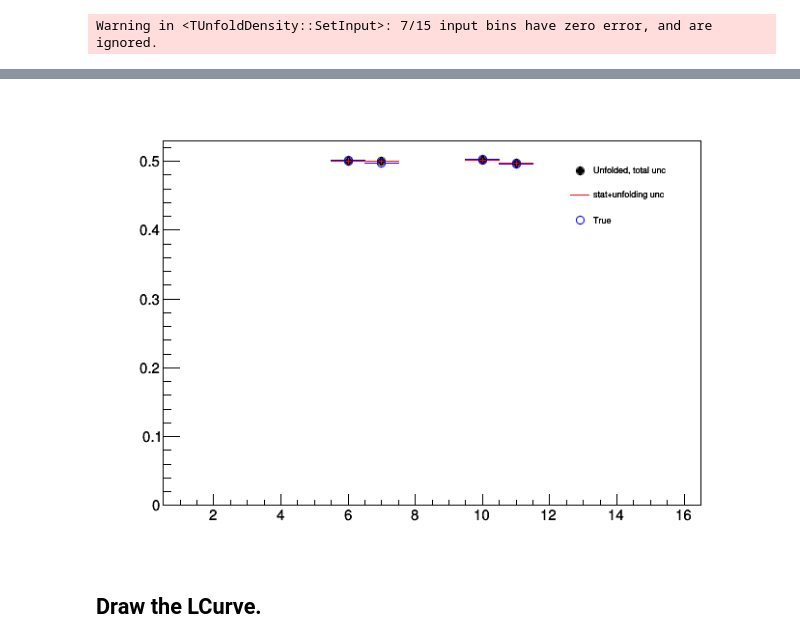
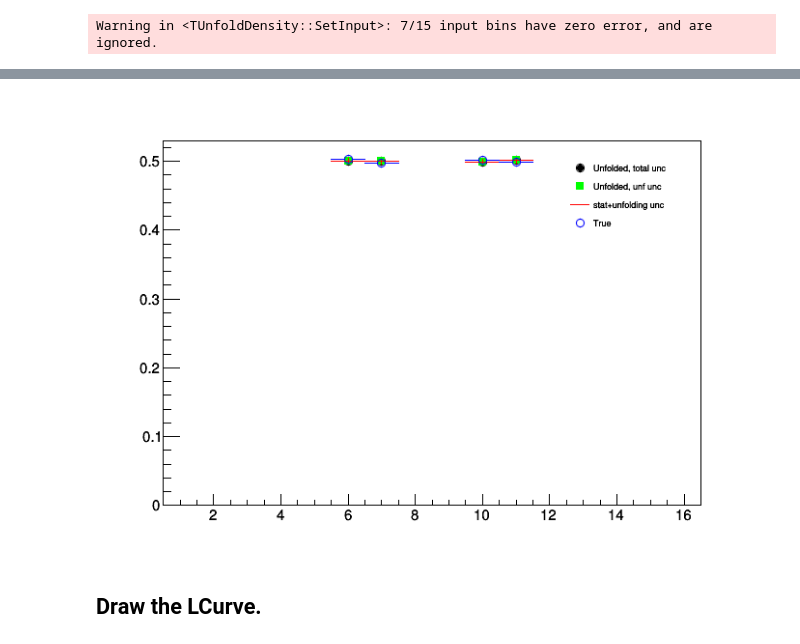
Before and after one commit to rappoccio/TUnfoldExamples, a Jupyter notebook: tunfoldsys_example-2d.ipynb, the cells around one changed output, grey strips where cells are left out. Cells and saved outputs as stored; diff of their text form; code cells hidden in the pictures.

```diff
--- a/tunfoldsys_example-2d.ipynb
+++ b/tunfoldsys_example-2d.ipynb
@@ -669,9 +673,14 @@ o_sys.SetLineStyle(2)
 
 # Create total uncertainty and sys uncertainty plots.
 # Also fix the uncertainties on the output
+o_origErrors = o.Clone("o_origErrors")
+o_origJustErrors = o.Clone("o_origErrors")
+
 for i in xrange( 0, o_up.GetNbinsX() + 1):
     unc_tot = ROOT.TMath.Sqrt( cov.GetBinContent(i,i) )
     o_unctot.SetBinContent(i, unc_tot )
+    oe = o.GetBinError(i)
+    o_origJustErrors.SetBinContent(i, oe)
     o.SetBinError(i, unc_tot )
 
     yup = abs( o_up.GetBinContent(i))
@@ -692,21 +703,24 @@ htrue.SetLineColor(4)
 # %%
 c = ROOT.TCanvas("c","c")
 #o.SetMinimum(0.0)
 #o.SetMaximum(1.0)
 
 o.Draw()
+o_origErrors.Draw("e same")
 o_unfunc.Draw("e same")
 htrue.Draw("e same")
 leg2 = ROOT.TLegend(0.7, 0.7, 0.86, 0.86)
 leg2.SetBorderSize(0)
 leg2.SetFillColor(0)
 leg2.AddEntry( o, "Unfolded, total unc",'p')
+leg2.AddEntry( o_origErrors, "Unfolded, unf unc",'p')
+
 leg2.AddEntry( o_unfunc, "stat+unfolding unc",'l')
 leg2.AddEntry( htrue, "True",'p')
 leg2.Draw()
 c.Draw()
 # %% [output]
-[figure, old version]
+[figure, new version]
 # %% [markdown]
 ## Draw the LCurve.
 # %%
```
Also changed, not shown: parts of 13 cells of this notebook.
